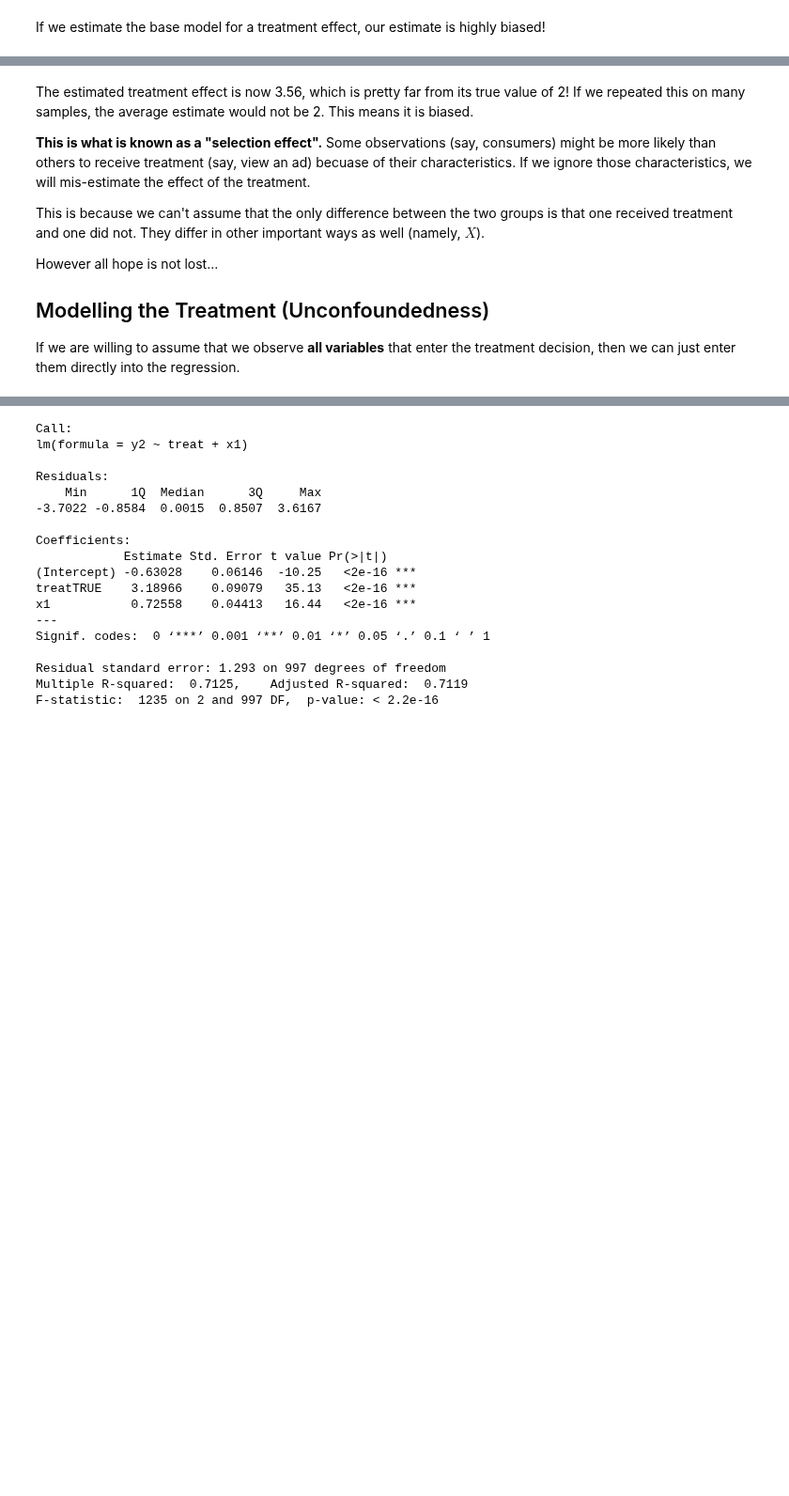
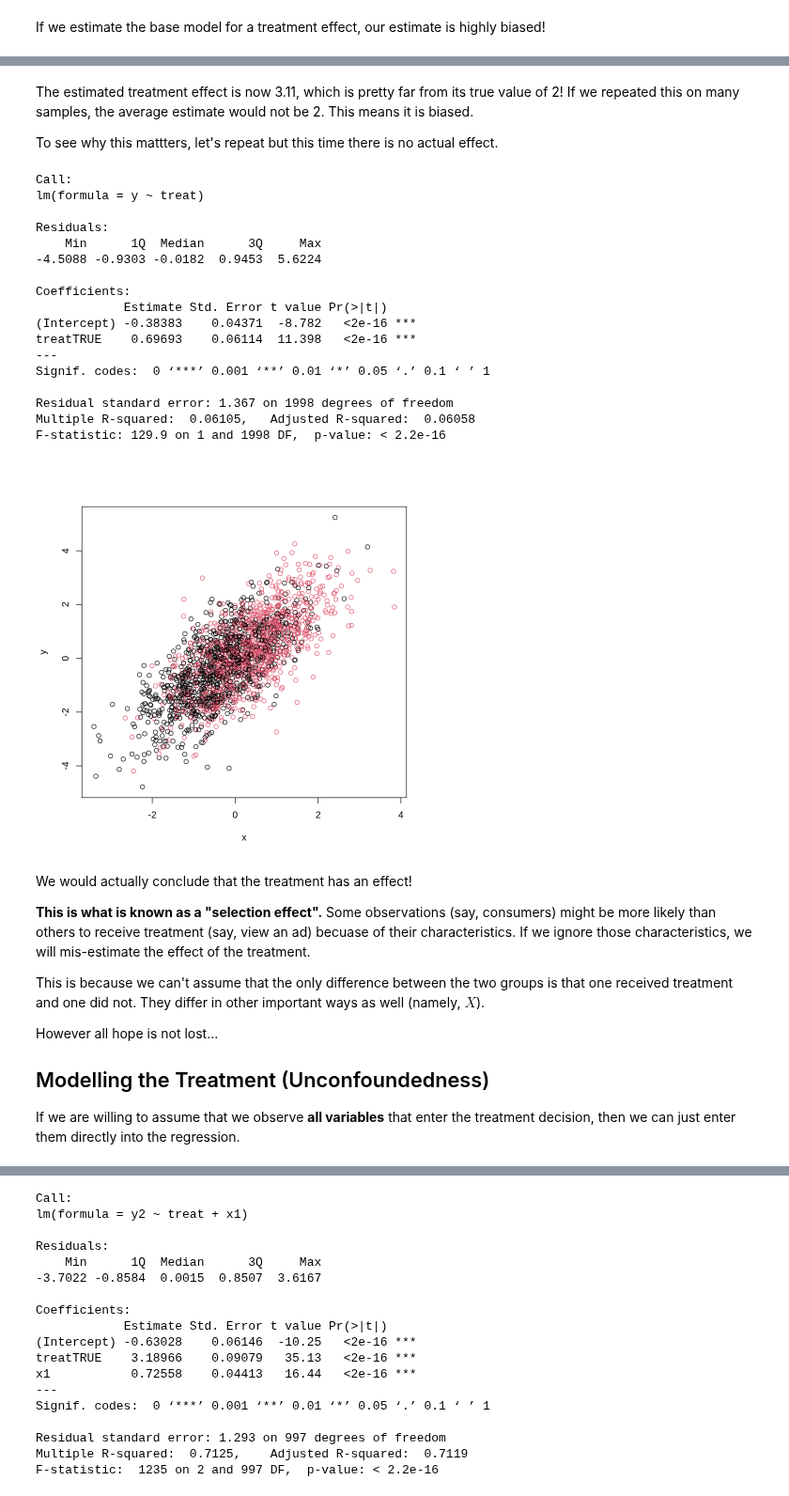
Before and after one commit to ummd/ummd.github.io, a Jupyter notebook: Teaching/Lecture15.ipynb, the cells around one changed output, grey strips where cells are left out. Shown at 94% size. Saved outputs shown, nothing was run; the diff lists cells and outputs as text; code cells hidden in the pictures; blank space fills up the shorter version.

```diff
--- a/Teaching/Lecture15.ipynb
+++ b/Teaching/Lecture15.ipynb
@@ -153,5 +157,40 @@ F-statistic:  4604 on 1 and 1998 DF,  p-value: < 2.2e-16
+# %% [markdown]
+The estimated treatment effect is now 3.11, which is pretty far from its true value of 2! If we repeated this on many samples, the average estimate would not be 2. This means it is biased.
+
+To see why this mattters, let's repeat but this time there is no actual effect.
+# %%
+n <- 2000
+set.seed(31255)
+effect <- 0
+x <- rnorm(n)
+treat <- (x+2*rnorm(n))>0 #observations with large X are more likely to get treatment
+y <- x + effect*treat + rnorm(n)
+
+plot(x,y,col=treat+1)
+
+lm.fit = lm(y~treat)
+summary(lm.fit)
+# %% [output]
+Call:
+lm(formula = y ~ treat)
+
+Residuals:
+    Min      1Q  Median      3Q     Max
+-4.5088 -0.9303 -0.0182  0.9453  5.6224
+
+Coefficients:
+            Estimate Std. Error t value Pr(>|t|)
+(Intercept) -0.38383    0.04371  -8.782   <2e-16 ***
+treatTRUE    0.69693    0.06114  11.398   <2e-16 ***
+---
+Signif. codes:  0 ‘***’ 0.001 ‘**’ 0.01 ‘*’ 0.05 ‘.’ 0.1 ‘ ’ 1
+
+Residual standard error: 1.367 on 1998 degrees of freedom
+Multiple R-squared:  0.06105,   Adjusted R-squared:  0.06058
+F-statistic: 129.9 on 1 and 1998 DF,  p-value: < 2.2e-16
+[figure, added]
 # %% [markdown]
-The estimated treatment effect is now 3.56, which is pretty far from its true value of 2! If we repeated this on many samples, the average estimate would not be 2. This means it is biased.
+We would actually conclude that the treatment has an effect!
 
 **This is what is known as a "selection effect".** Some observations (say, consumers) might be more likely than others to receive treatment (say, view an ad) becuase of their characteristics. If we ignore those characteristics, we will mis-estimate the effect of the treatment.
 
```
Also changed, not shown: parts of 5 cells of this notebook.
